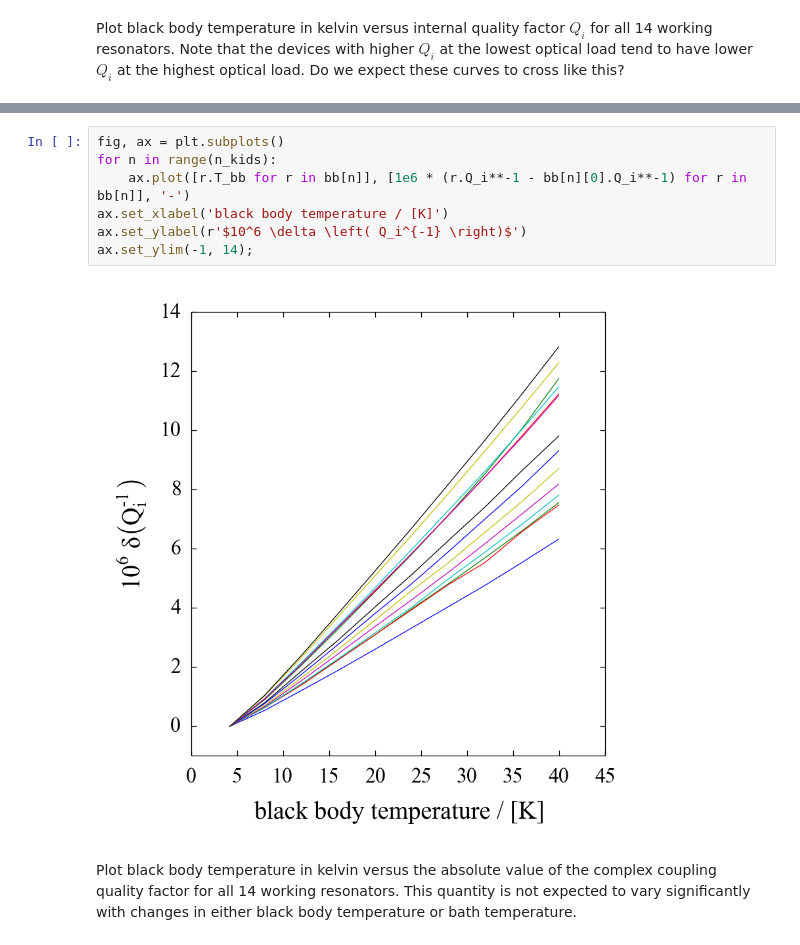
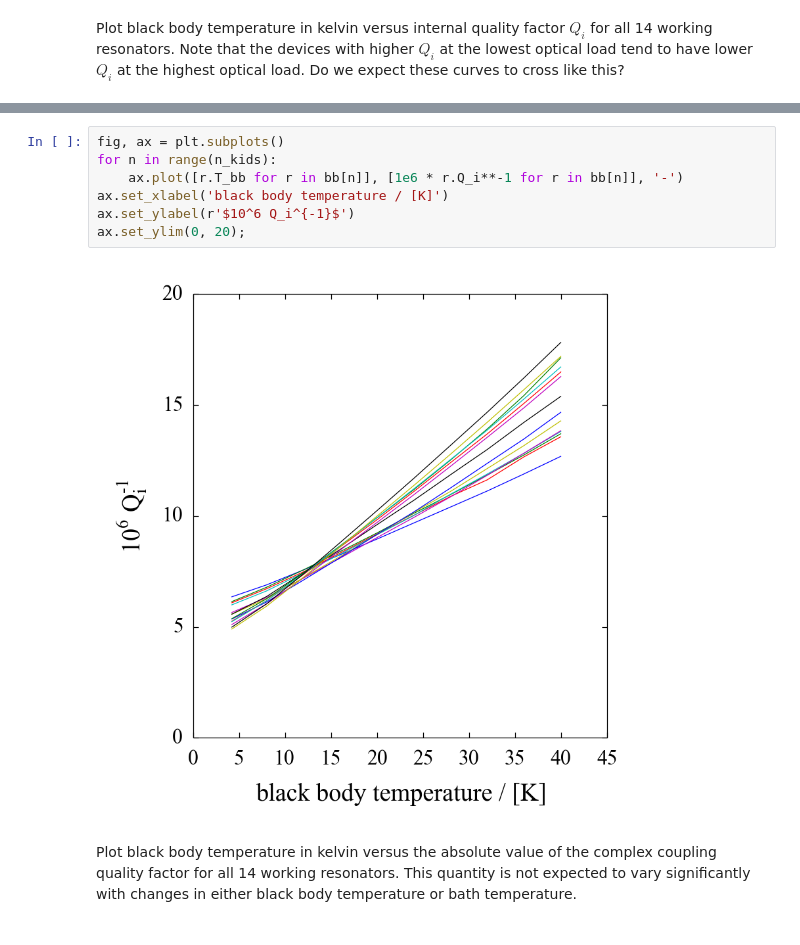
Before and after one commit to danielflanigan/ColumbiaCMB-notebooks, a Jupyter notebook: kids/2014-06-05_JPL_light_data.ipynb, the cells around one changed output, grey strips where cells are left out. Saved outputs shown, nothing was run; the diff lists cells and outputs as text.

```diff
--- a/kids/2014-06-05_JPL_light_data.ipynb
+++ b/kids/2014-06-05_JPL_light_data.ipynb
@@ -67,12 +72,12 @@ Plot black body temperature in kelvin versus shift in inverse internal quality f
 # %%
 fig, ax = plt.subplots()
 for n in range(n_kids):
-    ax.plot([r.T_bb for r in bb[n]], [1e6 * (r.Q_i**-1 - bb[n][0].Q_i**-1) for r in bb[n]], '-')
+    ax.plot([r.T_bb for r in bb[n]], [1e6 * r.Q_i**-1 for r in bb[n]], '-')
 ax.set_xlabel('black body temperature / [K]')
-ax.set_ylabel(r'$10^6 \delta \left( Q_i^{-1} \right)$')
-ax.set_ylim(-1, 14);
+ax.set_ylabel(r'$10^6 Q_i^{-1}$')
+ax.set_ylim(0, 20);
 # %% [output]
-[figure, old version]
+[figure, new version]
 # %% [markdown]
 Plot black body temperature in kelvin versus the absolute value of the complex coupling quality factor for all 14 working resonators. This quantity is not expected to vary significantly with changes in either black body temperature or bath temperature.
 # %%
```
Also changed, not shown: parts of 14 cells of this notebook.
